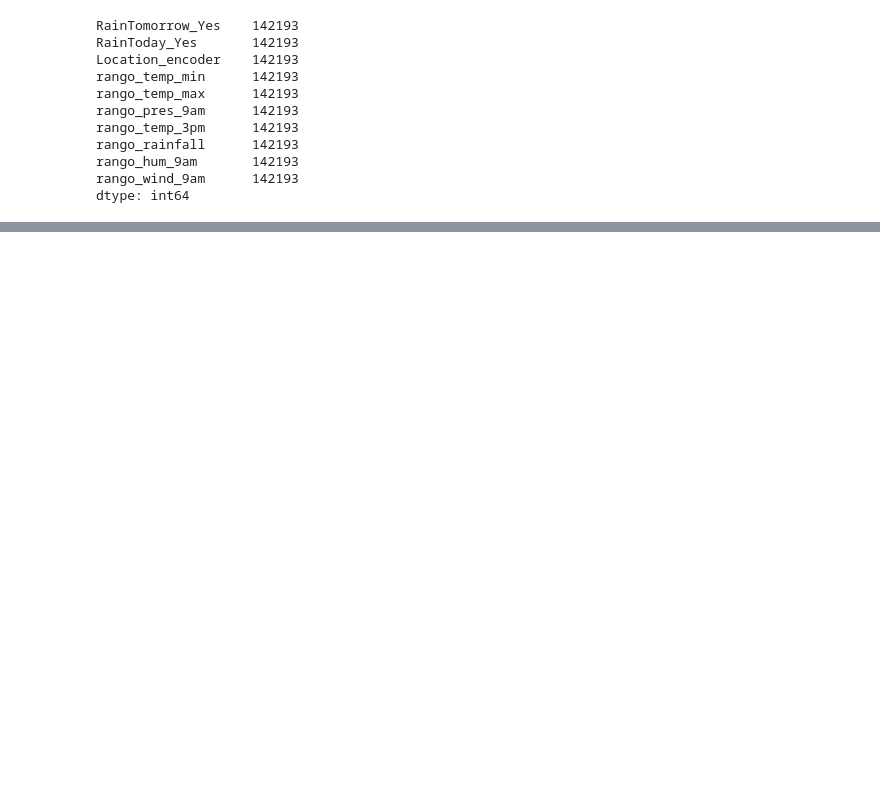
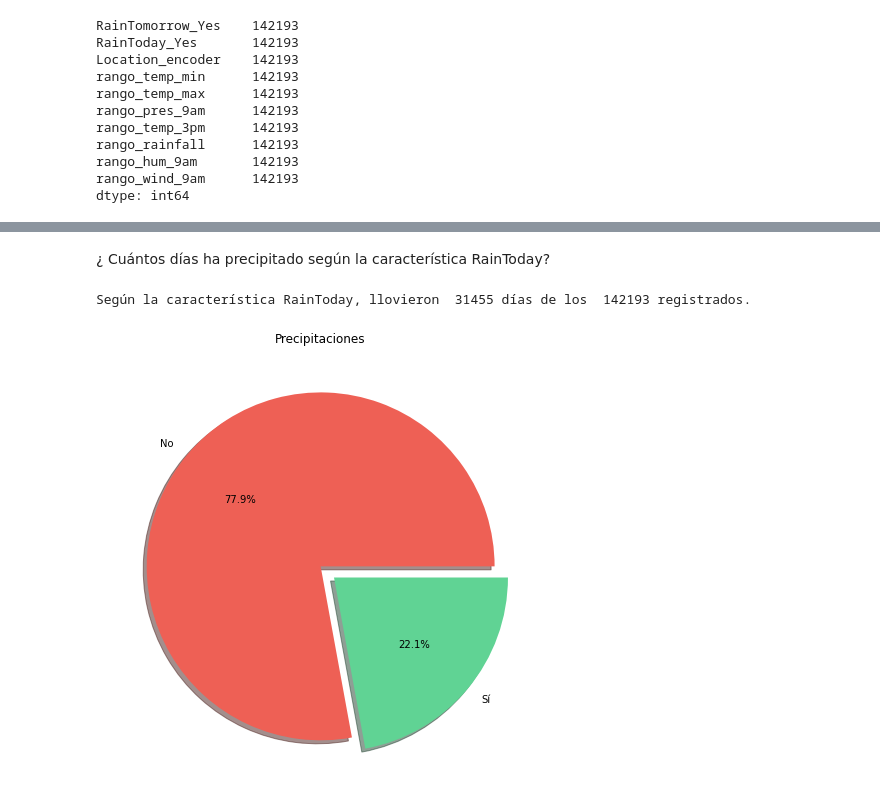
Before and after one commit to 4lequinn/PRUEBA-1-MINERIA, a Jupyter notebook: DataScience.ipynb, the cells around one changed output, grey strips where cells are left out. Saved outputs shown, nothing was run; the diff lists cells and outputs as text; code cells hidden in the pictures; blank space fills up the shorter version.

```diff
--- a/DataScience.ipynb
+++ b/DataScience.ipynb
@@ -955,0 +1079,17 @@ df2.groupby(df2.index.month).head()
+# %% [markdown]
+
+¿ Cuántos días ha precipitado según la característica RainToday?
+# %%
+# Contamos los días que llovió
+# 1 Representa presencia en "YES".
+total = df2.RainToday_Yes.count()
+
+cant_dias_si = df2[(df2.RainToday_Yes == 1)]['RainToday_Yes'].count()
+cant_dias_no = df2[(df2.RainToday_Yes == 0)]['RainToday_Yes'].count()
+print("Según la característica RainToday, llovieron ", cant_dias_si, "días de los ",total,"registrados.")
+# %% [output]
+Según la característica RainToday, llovieron  31455 días de los  142193 registrados.
+# %%
+getGraficoPie1(df2,"RainToday_Yes",["No","Sí"],"Precipitaciones")
+# %% [output]
+[figure, added]
```
Also changed, not shown: parts of 27 cells of this notebook.
